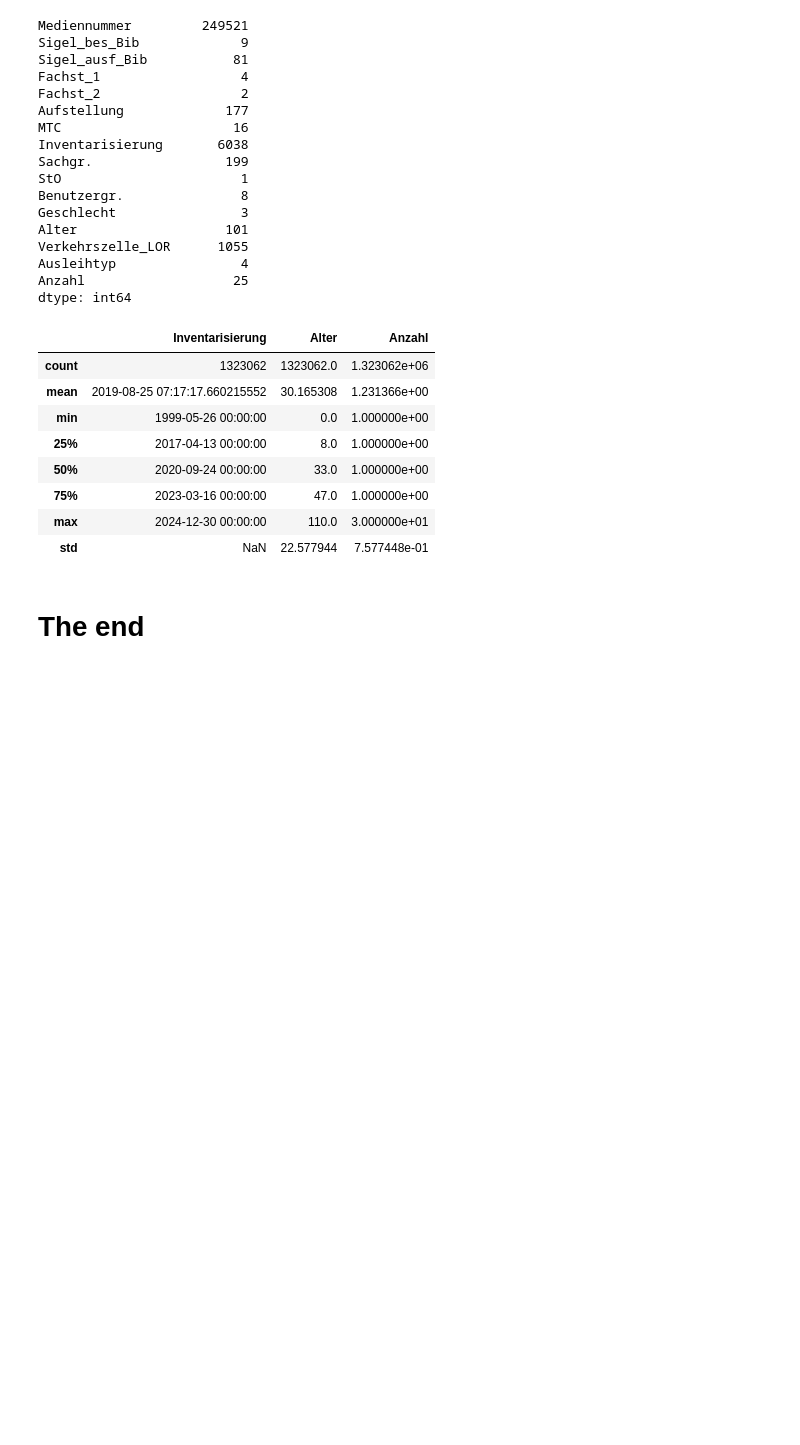
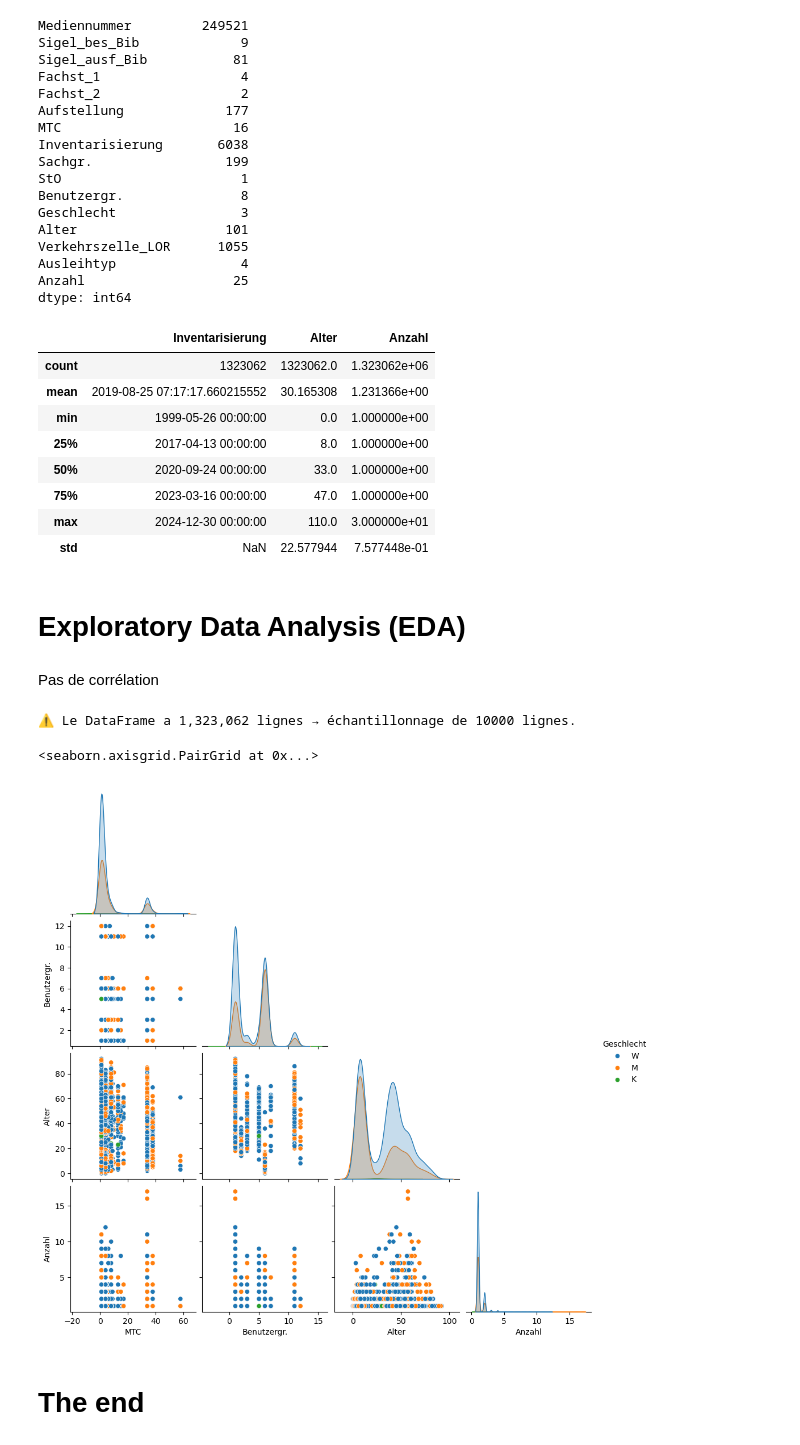
Before and after one commit to BeatriceM476/Final-project, a Jupyter notebook: AusEx_2024.ipynb, the cells around one changed output. Cells and saved outputs as stored; diff of their text form; code cells hidden in the pictures; blank space fills up the shorter version.

```diff
--- a/AusEx_2024.ipynb
+++ b/AusEx_2024.ipynb
@@ -343,3 +346,29 @@ AusEx_2024_df.describe()
 | 75% | 2023-03-16 00:00:00 | 47.0 | 1.000000e+00 |
 | max | 2024-12-30 00:00:00 | 110.0 | 3.000000e+01 |
 | std | NaN | 22.577944 | 7.577448e-01 |
+# %% [markdown]
+# Exploratory Data Analysis (EDA)
+# %% [markdown]
+Pas de corrélation
+# %%
+
+def safe_pairplot(df, hue=None, max_samples=10000, random_state=42, **kwargs):
+    """
+    Trace un pairplot avec seaborn sans bloquer le notebook.
+    Si df est trop grand, on échantillonne max_samples lignes.
+    """
+    n = len(df)
+    if n > max_samples:
+        print(f"⚠️ Le DataFrame a {n:,} lignes → échantillonnage de {max_samples} lignes.")
+        df = df.sample(max_samples, random_state=random_state)
+    else:
+        print(f"✅ Le DataFrame a {n:,} lignes → pas d'échantillonnage.")
+
+    return sns.pairplot(df, hue=hue, **kwargs)
+
+# Exemple d'utilisation
+safe_pairplot(AusEx_2024_df, hue="Geschlecht", corner=True)
+# %% [output]
+⚠️ Le DataFrame a 1,323,062 lignes → échantillonnage de 10000 lignes.
+<seaborn.axisgrid.PairGrid at 0x...>
+[figure, added]
```
Also changed, not shown: parts of 3 cells of this notebook, 1 other file.
